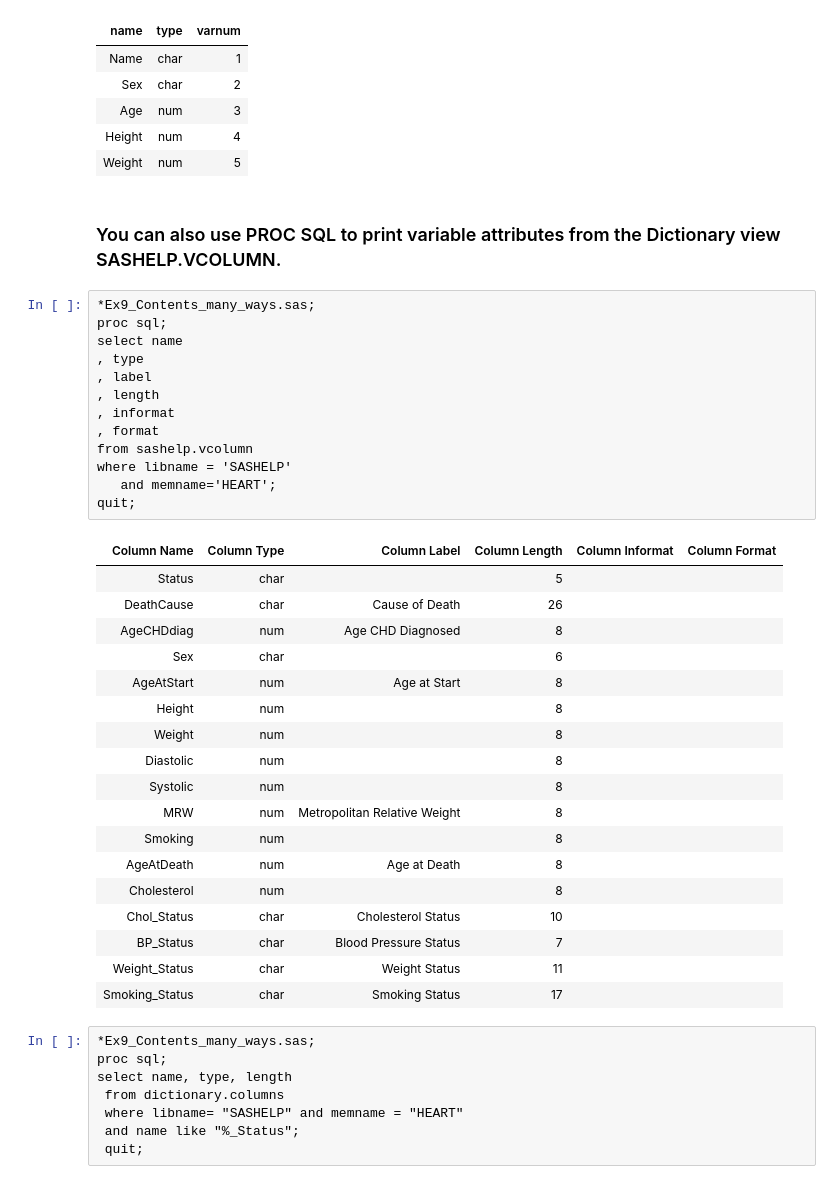
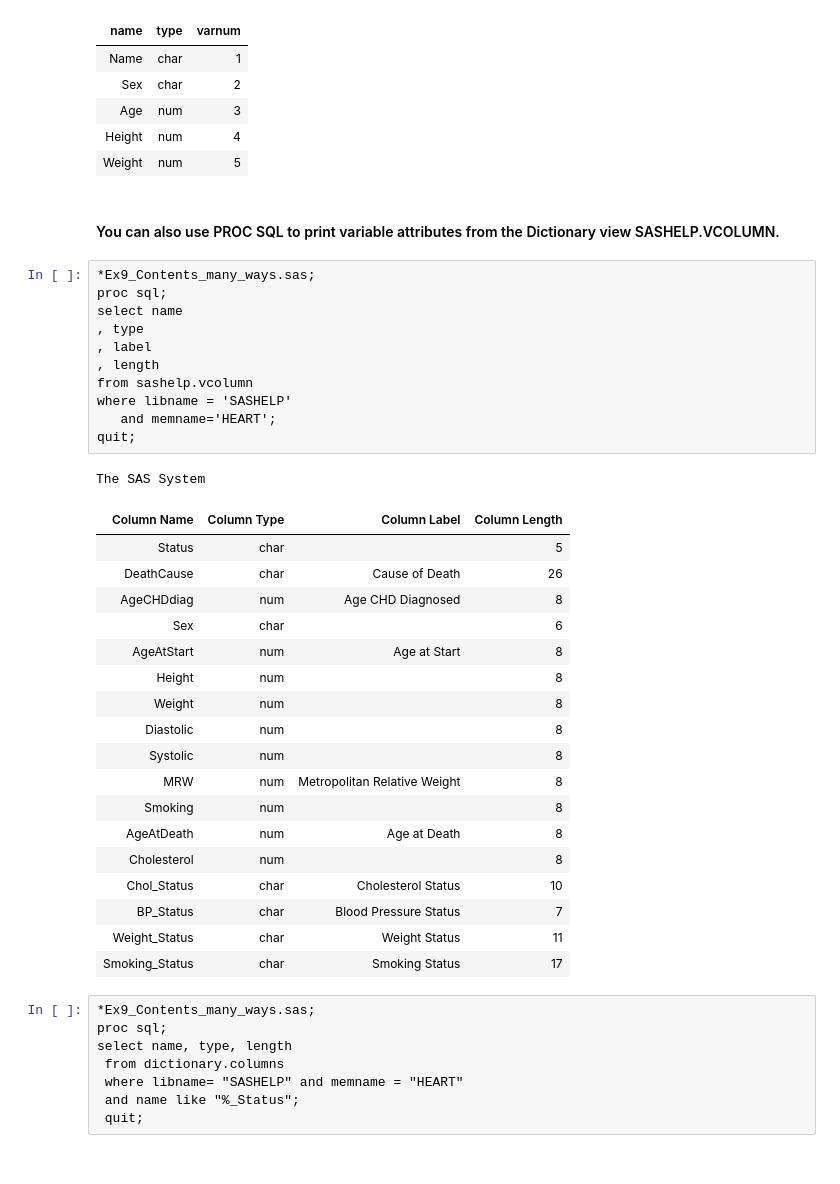
Before and after one commit to ProcJimi/curriculum, a Jupyter notebook: Week1/Week1.ipynb, the cells around one changed output. Saved outputs shown, nothing was run; the diff lists cells and outputs as text.

```diff
--- a/Week1/Week1.ipynb
+++ b/Week1/Week1.ipynb
@@ -566,39 +624,38 @@ run;
 | Height | num | 4 |
 | Weight | num | 5 |
 # %% [markdown]
-### You can also use PROC SQL to print variable attributes from the Dictionary view SASHELP.VCOLUMN.
+#### You can also use PROC SQL to print variable attributes from the Dictionary view SASHELP.VCOLUMN.
 # %%
 *Ex9_Contents_many_ways.sas;
 proc sql;
 select name
 , type
 , label
 , length
-, informat
-, format
 from sashelp.vcolumn
 where libname = 'SASHELP'
    and memname='HEART';
 quit;
 # %% [output]
+The SAS System
-| Column Name | Column Type | Column Label | Column Length | Column Informat | Column Format |
-| Status | char |  | 5 |  |  |
-| DeathCause | char | Cause of Death | 26 |  |  |
-| AgeCHDdiag | num | Age CHD Diagnosed | 8 |  |  |
-| Sex | char |  | 6 |  |  |
-| AgeAtStart | num | Age at Start | 8 |  |  |
-| Height | num |  | 8 |  |  |
-| Weight | num |  | 8 |  |  |
-| Diastolic | num |  | 8 |  |  |
-| Systolic | num |  | 8 |  |  |
-| MRW | num | Metropolitan Relative Weight | 8 |  |  |
-| Smoking | num |  | 8 |  |  |
-| AgeAtDeath | num | Age at Death | 8 |  |  |
-| Cholesterol | num |  | 8 |  |  |
-| Chol_Status | char | Cholesterol Status | 10 |  |  |
-| BP_Status | char | Blood Pressure Status | 7 |  |  |
-| Weight_Status | char | Weight Status | 11 |  |  |
-| Smoking_Status | char | Smoking Status | 17 |  |  |
+| Column Name | Column Type | Column Label | Column Length |
+| Status | char |  | 5 |
+| DeathCause | char | Cause of Death | 26 |
+| AgeCHDdiag | num | Age CHD Diagnosed | 8 |
+| Sex | char |  | 6 |
+| AgeAtStart | num | Age at Start | 8 |
+| Height | num |  | 8 |
+| Weight | num |  | 8 |
+| Diastolic | num |  | 8 |
+| Systolic | num |  | 8 |
+| MRW | num | Metropolitan Relative Weight | 8 |
+| Smoking | num |  | 8 |
+| AgeAtDeath | num | Age at Death | 8 |
+| Cholesterol | num |  | 8 |
+| Chol_Status | char | Cholesterol Status | 10 |
+| BP_Status | char | Blood Pressure Status | 7 |
+| Weight_Status | char | Weight Status | 11 |
+| Smoking_Status | char | Smoking Status | 17 |
 # %%
 *Ex9_Contents_many_ways.sas;
 proc sql;
```
Also changed, not shown: parts of 35 cells of this notebook.
